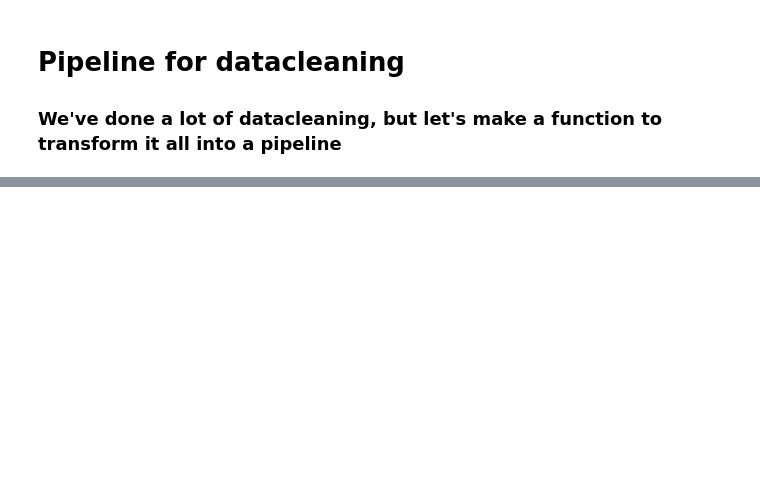
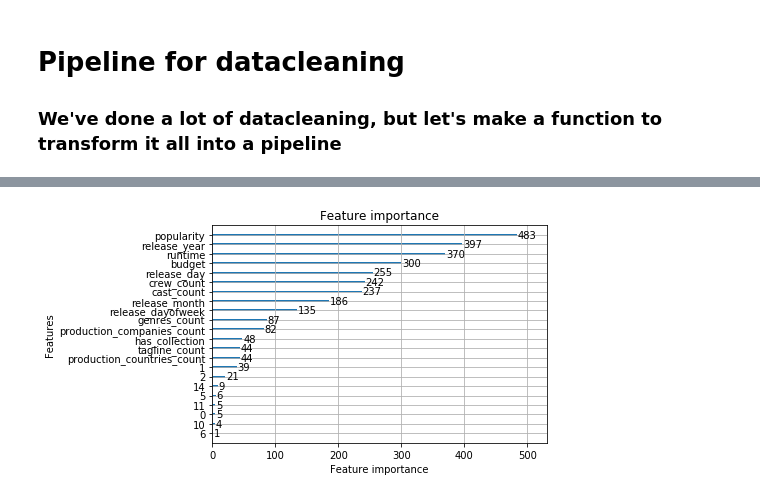
Before and after one commit to Jaroschgg/DAT158ML-OBLIG2-GROUP1, a Jupyter notebook: Oblig2.ipynb, the cells around one changed output, grey strips where cells are left out. Saved outputs shown, nothing was run; the diff lists cells and outputs as text; code cells hidden in the pictures; blank space fills up the shorter version.

```diff
--- a/Oblig2.ipynb
+++ b/Oblig2.ipynb
@@ -562,0 +713,5 @@ X_train, X_test, y_train, y_test = train_test_split(data_prepared, data_labels,
+# %%
+gb_reg = GradientBoostingRegressor()
+# %%
+grid_search_gb = GridSearchCV(gb_reg, param_grid_gb, cv=5, scoring='neg_mean_squared_error', return_train_score=True)
+grid_search_gb.fit(data_prepared, data_labels)
@@ -563,21 +746,28 @@ X_train, X_test, y_train, y_test = train_test_split(data_prepared, data_labels,
 # %%
-#Parameters for lightbgm
+#Parameter tuning for lightbgm is done manually according to the specs in documentation
 #https://testlightgbm.readthedocs.io/en/latest/Parameters.html
 #https://testlightgbm.readthedocs.io/en/latest/Parameters-tuning.html
-params = {'num_leaves': 30,
-         'min_data_in_leaf': 25,
+
+params = {
+         'n_estimators':250000,
+         'max_bin':255,
+         'num_leaves': 4,
+         'min_data_in_leaf': 10,
          'objective': 'regression',
-         'max_depth': 4,
-         'learning_rate': 0.01,
-         "boosting": "gbdt", #Gradient boosting decision tree
+         'max_depth': 5,
+         'min_child_samples': 100,
+         'learning_rate': 0.001,
+         "boosting": "gbdt",
          "feature_fraction": 0.8,
-         "bagging_freq": 1,
+         "bagging_freq": 5,
          "bagging_fraction": 0.8,
          "bagging_seed": 11,
          "metric": 'rmse',
-         "lambda_l1": 0.1,
-         "verbosity": -1}
+         "subsample": .8,
+         "lambda_l2": 0.1,
+         "verbosity": -1,
+         'n_jobs':-1}
 
-lgb_model = lgb.LGBMRegressor(**params, n_estimators = 20000, nthread = 4, n_jobs = -1)
-lgb_model.fit(X_train, y_train, eval_set=[(X_train, y_train), (X_test, y_test)], eval_metric='rmse', verbose=2000, early_stopping_rounds=100)
+lgb_model = lgb.LGBMRegressor(**params)
+lgb_model.fit(X_train, y_train, eval_set=[(X_train, y_train), (X_test, y_test)], eval_metric='rmse', verbose=5000, early_stopping_rounds=300)
 # %% [output]
@@ -596,6 +789,6 @@ LGBMRegressor(bagging_fraction=0.8, bagging_freq=1, bagging_seed=11,
               subsample_for_bin=200000, subsample_freq=0, verbosity=-1)
 # %%
-lgb_model.fit(data_prepared, data_labels, eval_set=[(X_train, y_train), (X_test, y_test)], eval_metric='rmse', verbose=2000, early_stopping_rounds=100)
+lgb_model.fit(data_prepared, data_labels_log, eval_set=[(X_train, y_train), (X_test, y_test)], eval_metric='rmse', verbose=25000, early_stopping_rounds=100)
 y_pred=lgb_model.predict(X_test)
 # %% [output]
 Training until validation scores don't improve for 100 rounds
@@ -613,0 +927,4 @@ Did not meet early stopping. Best iteration is:
+# %%
+plot_lgb=lgb.plot_importance(lgb_model)
+# %% [output]
+[figure, added]
```
Also changed, not shown: parts of 65 cells of this notebook, 7 other files.
